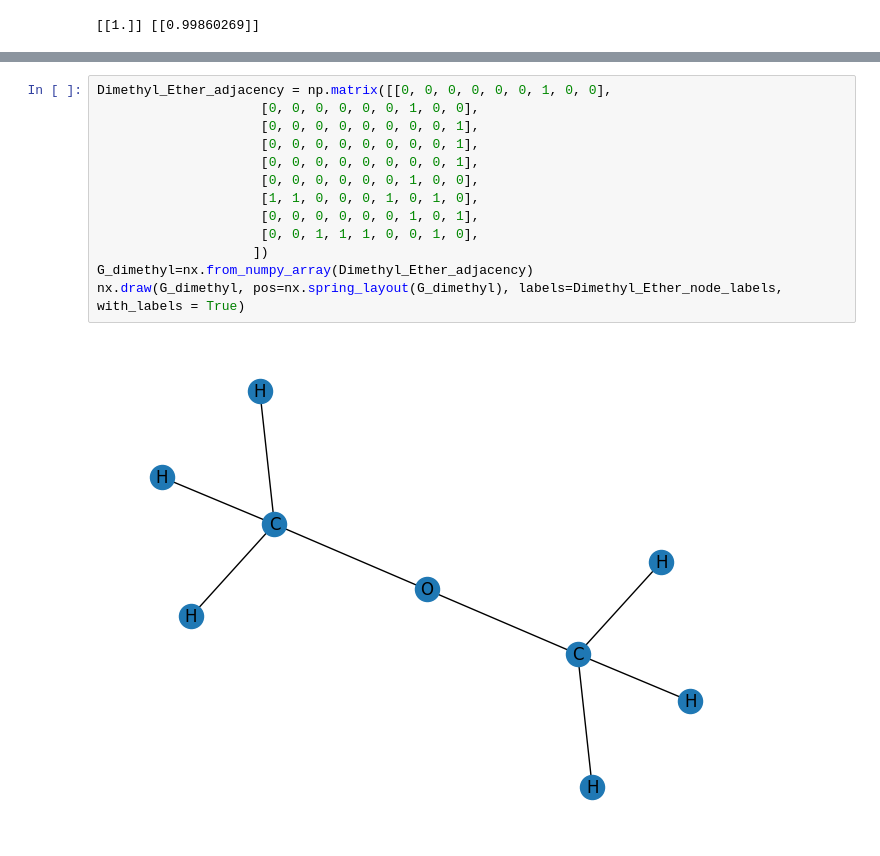
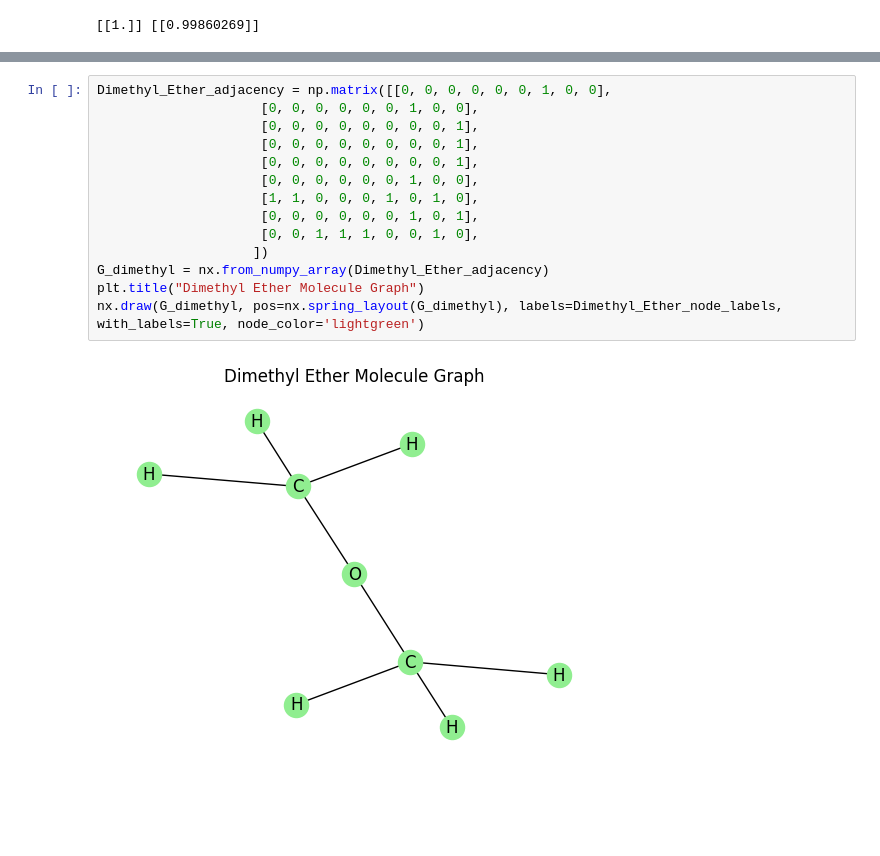
Before and after one commit to NSLab-CUK/Graph-Mining-Spring-2026, a Jupyter notebook: W9/Sample_Code_9.ipynb, the cells around one changed output, grey strips where cells are left out. Drawn from its saved outputs; the diff is of its cells as text; blank space fills up the shorter version.

```diff
--- a/W9/Sample_Code_9.ipynb
+++ b/W9/Sample_Code_9.ipynb
@@ -357,15 +380,16 @@ nx.draw(G, pos=nx.spring_layout(G), labels=Ethanol_node_labels, with_labels = Tr
 # %%
 Dimethyl_Ether_adjacency = np.matrix([[0, 0, 0, 0, 0, 0, 1, 0, 0],
                      [0, 0, 0, 0, 0, 0, 1, 0, 0],
                      [0, 0, 0, 0, 0, 0, 0, 0, 1],
                      [0, 0, 0, 0, 0, 0, 0, 0, 1],
                      [0, 0, 0, 0, 0, 0, 0, 0, 1],
                      [0, 0, 0, 0, 0, 0, 1, 0, 0],
                      [1, 1, 0, 0, 0, 1, 0, 1, 0],
                      [0, 0, 0, 0, 0, 0, 1, 0, 1],
                      [0, 0, 1, 1, 1, 0, 0, 1, 0],
                     ])
-G_dimethyl=nx.from_numpy_array(Dimethyl_Ether_adjacency)
-nx.draw(G_dimethyl, pos=nx.spring_layout(G_dimethyl), labels=Dimethyl_Ether_node_labels, with_labels = True)
+G_dimethyl = nx.from_numpy_array(Dimethyl_Ether_adjacency)
+plt.title("Dimethyl Ether Molecule Graph")
+nx.draw(G_dimethyl, pos=nx.spring_layout(G_dimethyl), labels=Dimethyl_Ether_node_labels, with_labels=True, node_color='lightgreen')
 # %% [output]
-[figure, old version]
+[figure, new version]
```
Also changed, not shown: parts of 26 cells of this notebook.
